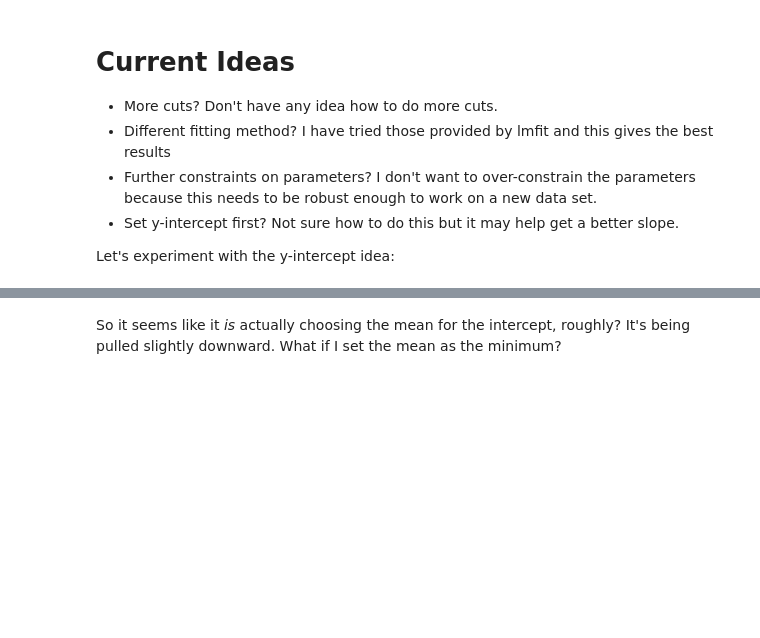
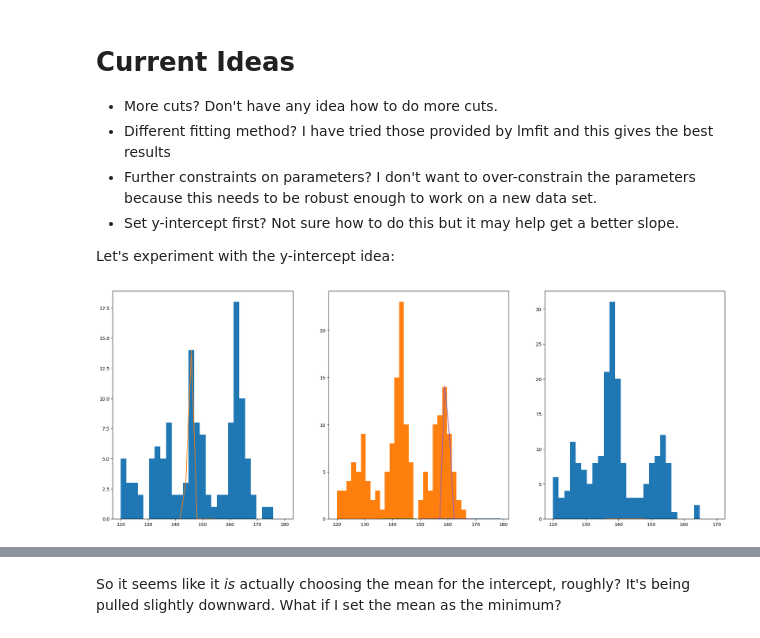
Before and after one commit to villano-lab/R76Analysis, a Jupyter notebook: HV1_Calibration.ipynb, the cells around one changed output, grey strips where cells are left out. Drawn from its saved outputs; the diff is of its cells as text; code cells hidden in the pictures; blank space fills up the shorter version.

Commit message:
Working on automation -- fitting gaussians

```diff
--- a/HV1_Calibration.ipynb
+++ b/HV1_Calibration.ipynb
@@ -184,10 +216,42 @@ plt.show()
 
 Let's experiment with the y-intercept idea:
 # %%
+fig,ax = plt.subplots(1,3,figsize=(24,9))
+
+def gaussian(x,mu,sigma):
+    return 1/np.sqrt(2*np.pi*sigma**2)*np.exp(-(x-mu)**2)
+mod = lf.Model(gaussian)
+params = mod.make_params()
+params.add('mu',value=150); params.add('sigma',value=5)
+
 x = z[4]["PFbs"][~z[4]["crand"] & z[4]["cphi1"] & z[4]["cam"] & (z[4]["pt_keV"]>50)]-3000
 y = z[4]["pt_keV"][~z[4]["crand"] & z[4]["cphi1"] & z[4]["cam"]  & (z[4]["pt_keV"]>50)] #cutting out all the "noise" at the bottom.
 
-plt.hist(y[(x<5) & (x>-5)])
-plt.axvline(np.mean(y[(x<5) & (y>-5)]),color='k')
-plt.axvline(fit.best_values['b'],color='k',linestyle='--')
+bins = np.linspace(120,180,30)
+h0 = ax[0].hist(y[(x<20) & (x>0)],bins=bins); h0y = h0[0]; h0x = h0[1]
+h0x = (h0x[:-1] + h0x[1:])/2
+fit1l = mod.fit(h0y[(h0x<155) & (h0x>140)],params,x=h0x[(h0x<155) & (h0x>140)])
+fit1r = mod.fit(h0y[h0x>155],params,x=h0x[h0x>155])
+ax[0].plot(h0x[(h0x<155) & (h0x>140)],fit1l.best_fit); ax[1].plot(h0x[h0x>155],fit1r.best_fit)
+
+bins = np.linspace(120,170,30)
+low = 20; high = 40
+h1 = ax[1].hist(y[(x<high) & (x>low)],bins=bins); h1y = h1[0]; h1x = h1[1]
+h1x = (h1x[:-1] + h1x[1:])/2
+fit2l = mod.fit(h1y[(h1x<150) & (h1x>135)],params,x=h1x[(h1x<150) & (h1x>135)])
+fit2r = mod.fit(h1y[h1x>150],params,x=h1x[h1x>150])
+ax[1].plot(h1x[(h1x<150) & (h1x>135)],fit2l.best_fit); ax[1].plot(h1x[h1x>150],fit2r.best_fit)
+#ax[1].axvline(np.mean(y[(x<high) & (x>low)]),color='k')
+#ax[1].axvline(fit.best_values['b'],color='k',linestyle='--')
+
+bins = np.linspace(120,170,30)
+low = 40; high = 60
+h2 = ax[2].hist(y[(x<high) & (x>low)],bins=bins); h2y = h2[0]; h2x = h2[1]
+h2x = (h2x[:-1] + h2x[1:])/2
+fit3l = mod.fit(h2y[(h2x<150) & (h1x>135)],params,x=h2x[(h2x<150) & (h2x>135)])
+fit3r = mod.fit(h2y[h2x>150],params,x=h2x[h2x>150])
+ax[2].plot(h2x[(h2x<150) & (h2x>135)],fit2l.best_fit); ax[1].plot(h2x[h2x>150],fit2r.best_fit)
+
 plt.show()
+# %% [output]
+[figure, added]
```
Also changed, not shown: parts of 10 cells of this notebook.
